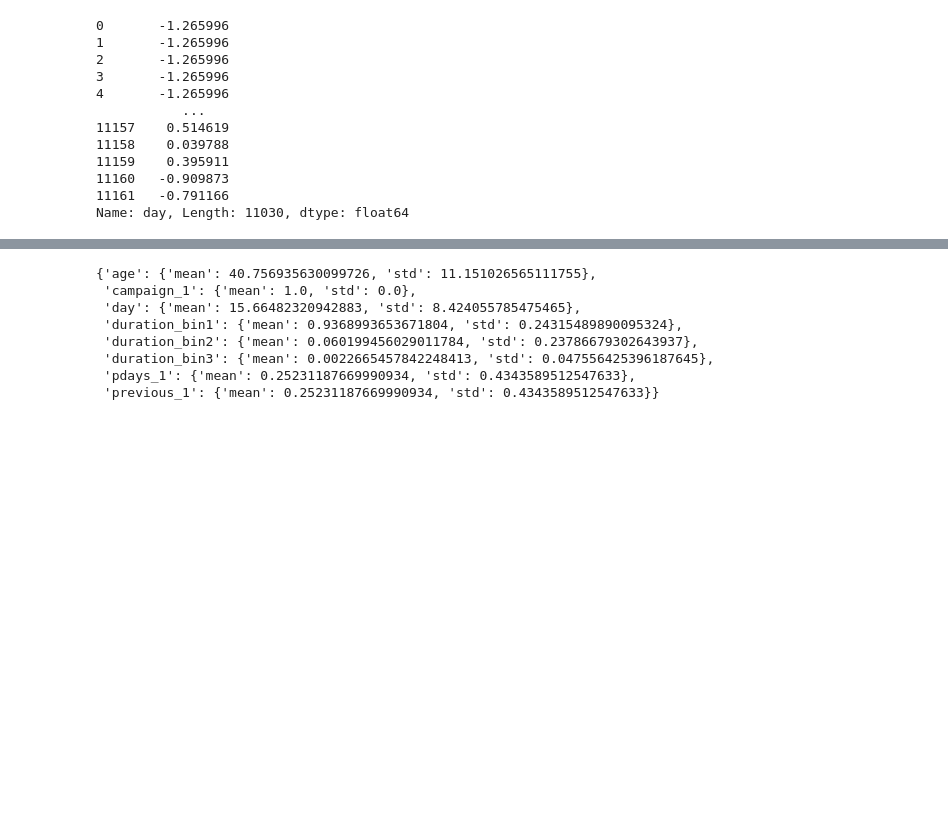
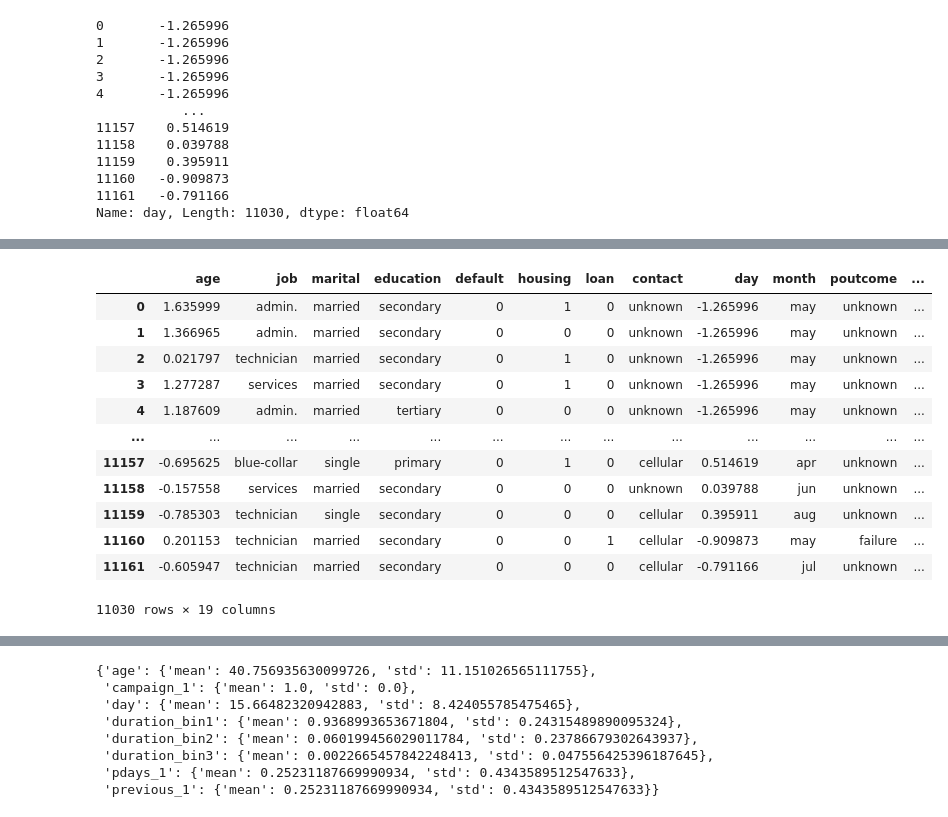
Before and after one commit to putricinto/Machine-Learning-Project---MLCC, a Jupyter notebook: Exercise1_Bank_Classification.ipynb, the cells around one changed output, grey strips where cells are left out. Cells and saved outputs as stored; diff of their text form; code cells hidden in the pictures; blank space fills up the shorter version.

```diff
--- a/Exercise1_Bank_Classification.ipynb
+++ b/Exercise1_Bank_Classification.ipynb
@@ -297,0 +319,48 @@ Name: day, Length: 11030, dtype: float64
+# %%
+data = bank.copy()
+dict_of_feature_column = {}
+# data = data.drop('day', axis=1)
+# data = data.drop('month', axis=1)
+# data['age'] = data['age']/100
+
+for i in data.columns:
+
+  # for Categorical Features
+  if data[i].unique().dtype == np.object:
+
+    # Change feature which only contain 'yes' & no -> 1 & 0
+    if ('yes' and 'no' in data[i].unique()) and (len(data[i].unique()) == 2):
+      data[i] = data[i].replace('yes', 1)
+      data[i] = data[i].replace('no', 0)
+      dict_of_feature_column[i] = feature_column.numeric_column(i)
+    # Others
+    else:
+      temp = feature_column.categorical_column_with_vocabulary_list(i, data[i].unique())
+      dict_of_feature_column[i] = feature_column.indicator_column(temp)
+
+  # Special Features (Bucketized Features)
+  # elif i == 'pdays':
+  #   dict_of_feature_column[i] = feature_column.bucketized_column(feature_column.numeric_column(i), boundaries=[0])
+  # elif i == 'duration':
+  #   dict_of_feature_column[i] = feature_column.bucketized_column(feature_column.numeric_column(i), boundaries=[1000,2000,3000])
+
+  # for Numeric Features
+  else:
+    dict_of_feature_column[i] = feature_column.numeric_column(i)
+
+# print(bank)
+data
+# %% [output]
+|  | age | job | marital | education | default | housing | loan | contact | day | month | poutcome | ... |
+| 0 | 1.635999 | admin. | married | secondary | 0 | 1 | 0 | unknown | -1.265996 | may | unknown | ... |
+| 1 | 1.366965 | admin. | married | secondary | 0 | 0 | 0 | unknown | -1.265996 | may | unknown | ... |
+| 2 | 0.021797 | technician | married | secondary | 0 | 1 | 0 | unknown | -1.265996 | may | unknown | ... |
+| 3 | 1.277287 | services | married | secondary | 0 | 1 | 0 | unknown | -1.265996 | may | unknown | ... |
+| 4 | 1.187609 | admin. | married | tertiary | 0 | 0 | 0 | unknown | -1.265996 | may | unknown | ... |
+| ... | ... | ... | ... | ... | ... | ... | ... | ... | ... | ... | ... | ... |
+| 11157 | -0.695625 | blue-collar | single | primary | 0 | 1 | 0 | cellular | 0.514619 | apr | unknown | ... |
+| 11158 | -0.157558 | services | married | secondary | 0 | 0 | 0 | unknown | 0.039788 | jun | unknown | ... |
+| 11159 | -0.785303 | technician | single | secondary | 0 | 0 | 0 | cellular | 0.395911 | aug | unknown | ... |
+| 11160 | 0.201153 | technician | married | secondary | 0 | 0 | 1 | cellular | -0.909873 | may | failure | ... |
+| 11161 | -0.605947 | technician | married | secondary | 0 | 0 | 0 | cellular | -0.791166 | jul | unknown | ... |
+11030 rows × 19 columns
```
Also changed, not shown: parts of 34 cells of this notebook.
